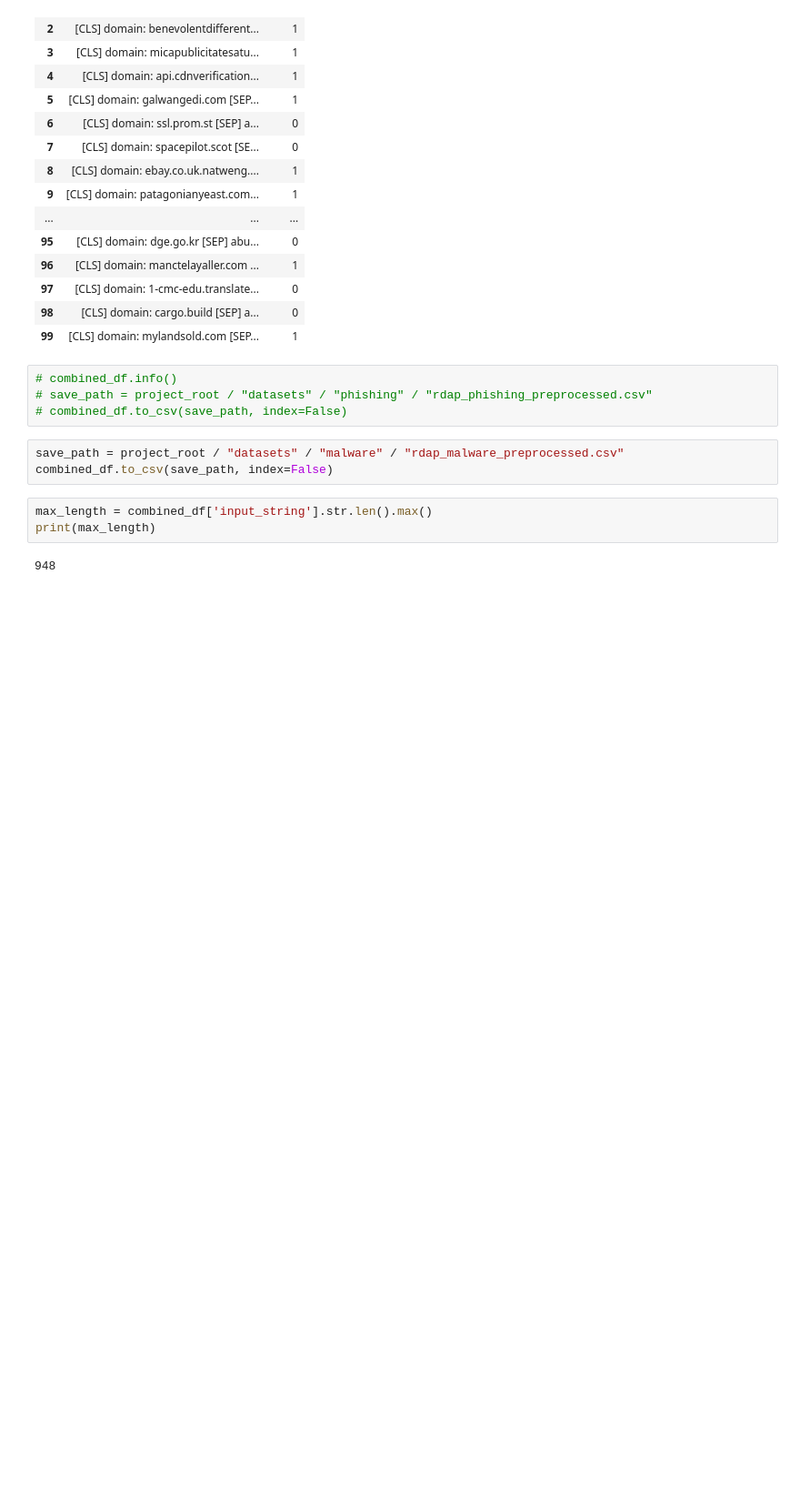
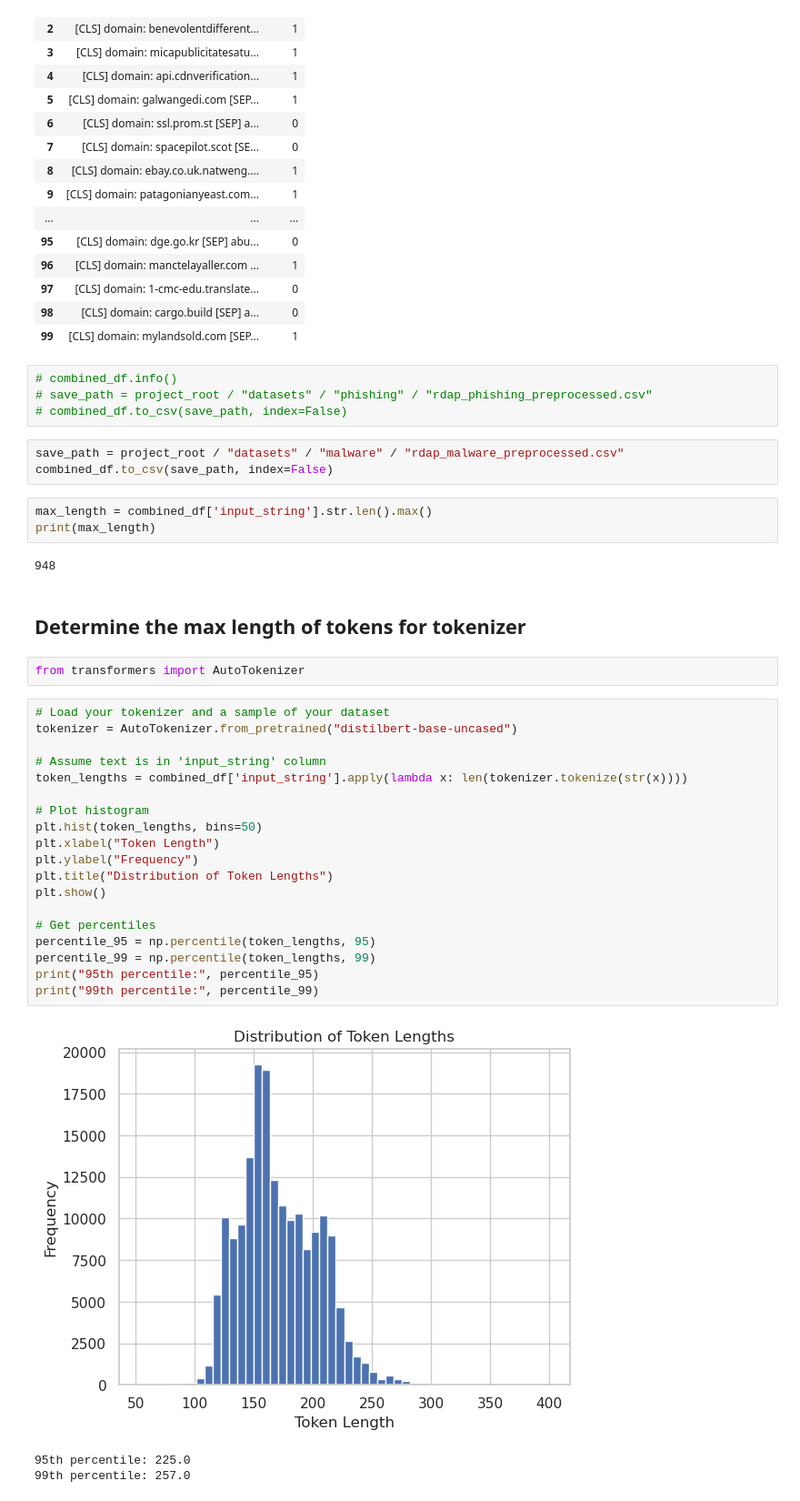
Before and after one commit to fbucko/transformers, a Jupyter notebook: data/rdap_malware_preprocess.ipynb, the cells around one changed output. Shown at 91% size. Saved outputs shown, nothing was run; the diff lists cells and outputs as text; blank space fills up the shorter version.

```diff
--- a/data/rdap_malware_preprocess.ipynb
+++ b/data/rdap_malware_preprocess.ipynb
@@ -1104,3 +1103,30 @@ max_length = combined_df['input_string'].str.len().max()
 print(max_length)
 # %% [output]
 948
+# %% [markdown]
+## Determine the max length of tokens for tokenizer
+# %%
+from transformers import AutoTokenizer
+# %%
+# Load your tokenizer and a sample of your dataset
+tokenizer = AutoTokenizer.from_pretrained("distilbert-base-uncased")
+
+# Assume text is in 'input_string' column
+token_lengths = combined_df['input_string'].apply(lambda x: len(tokenizer.tokenize(str(x))))
+
+# Plot histogram
+plt.hist(token_lengths, bins=50)
+plt.xlabel("Token Length")
+plt.ylabel("Frequency")
+plt.title("Distribution of Token Lengths")
+plt.show()
+
+# Get percentiles
+percentile_95 = np.percentile(token_lengths, 95)
+percentile_99 = np.percentile(token_lengths, 99)
+print("95th percentile:", percentile_95)
+print("99th percentile:", percentile_99)
+# %% [output]
+[figure, added]
+95th percentile: 225.0
+99th percentile: 257.0
```
Also changed, not shown: parts of 7 cells of this notebook.
